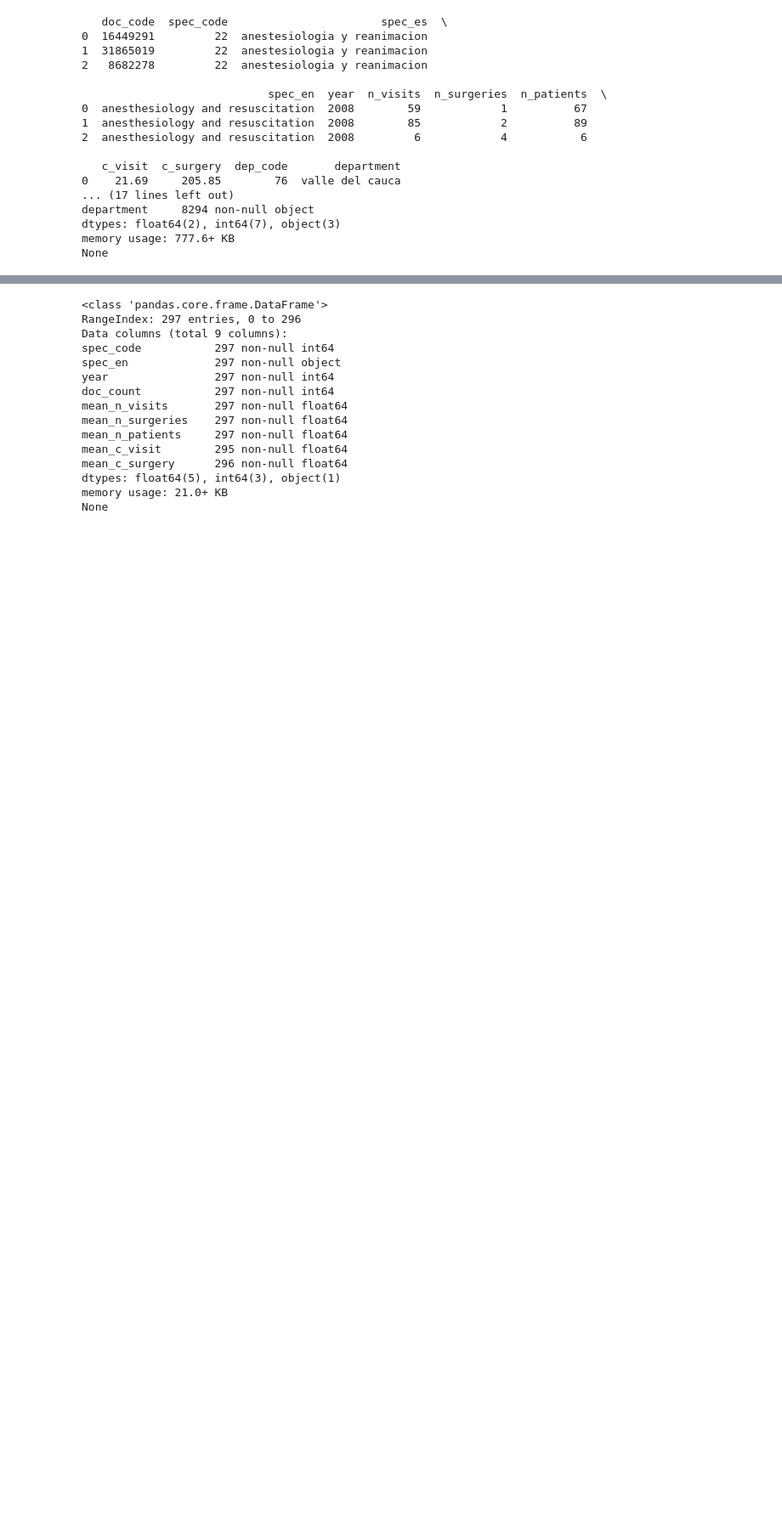
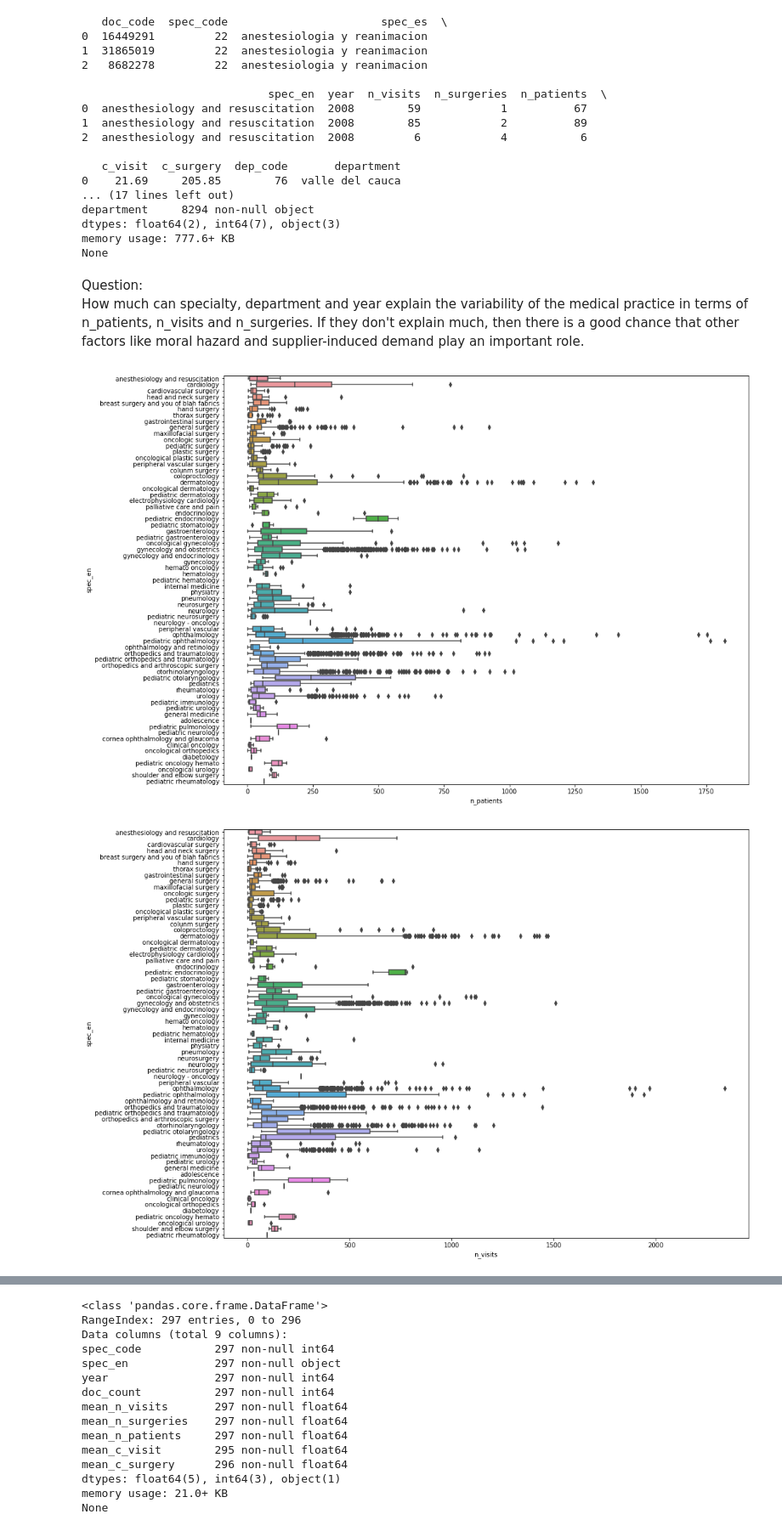
Before and after one commit to tmivanus/Springboard, a Jupyter notebook: Capstone_01/05_first_analyses.ipynb, the cells around one changed output, grey strips where cells are left out. Shown at 85% size. Saved outputs shown, nothing was run; the diff lists cells and outputs as text; code cells hidden in the pictures; blank space fills up the shorter version.

```diff
--- a/Capstone_01/05_first_analyses.ipynb
+++ b/Capstone_01/05_first_analyses.ipynb
@@ -28,3 +28,40 @@ department     8294 non-null object
 dtypes: float64(2), int64(7), object(3)
 memory usage: 777.6+ KB
 None
+# %% [markdown]
+Question:
+How much can specialty, department and year explain the variability of the medical practice in terms of n_patients, n_visits and n_surgeries. If they don't explain much, then there is a good chance that other factors like moral hazard and supplier-induced demand play an important role.
+# %%
+_ = plt.figure(1, figsize=(15,12))
+_ = sns.boxplot(x='n_patients', y='spec_en', data=panel, orient='h')
+
+_ = plt.figure(2, figsize=(15,12))
+_ = sns.boxplot(x='n_visits', y='spec_en', data=panel, orient='h')
+
+_ = plt.figure(3, figsize=(15,12))
+_ = sns.boxplot(x='n_surgeries', y='spec_en', data=panel, orient='h')
+
+
+_ = plt.figure(4, figsize=(15,5))
+_ = sns.boxplot(x='n_patients', y='department', data=panel, orient='h')
+
+_ = plt.figure(5, figsize=(15,5))
+_ = sns.boxplot(x='n_visits', y='department', data=panel, orient='h')
+
+_ = plt.figure(6, figsize=(15,5))
+_ = sns.boxplot(x='n_surgeries', y='department', data=panel, orient='h')
+
+
+_ = plt.figure(7, figsize=(15,2))
+_ = sns.boxplot(x='n_patients', y='year', data=panel, orient='h')
+
+_ = plt.figure(8, figsize=(15,2))
+_ = sns.boxplot(x='n_visits', y='year', data=panel, orient='h')
+
+_ = plt.figure(9, figsize=(15,2))
+_ = sns.boxplot(x='n_surgeries', y='year', data=panel, orient='h')
+
+plt.show()
+# %% [output]
+[figure, added]
+[figure, added]
```
Also changed, not shown: parts of 6 cells of this notebook.
